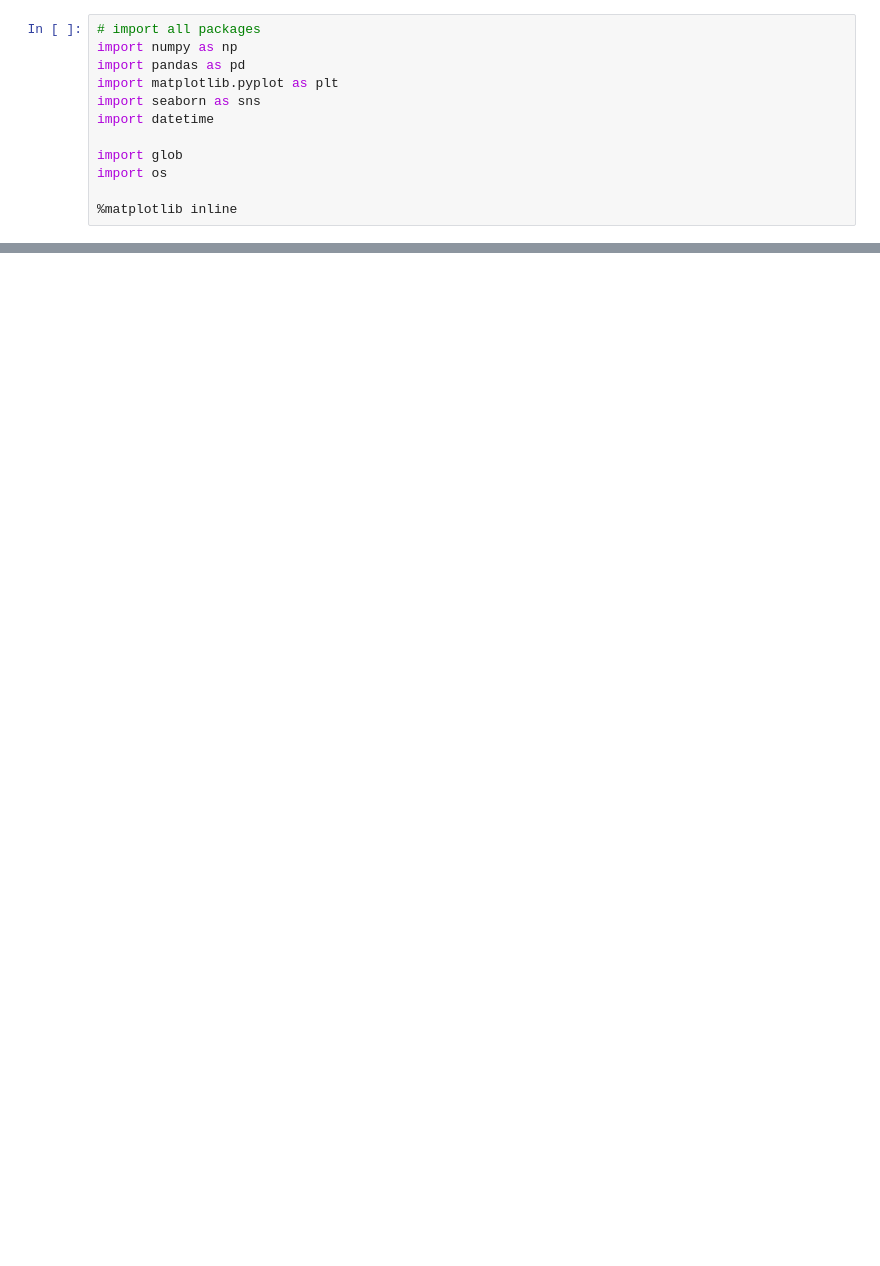
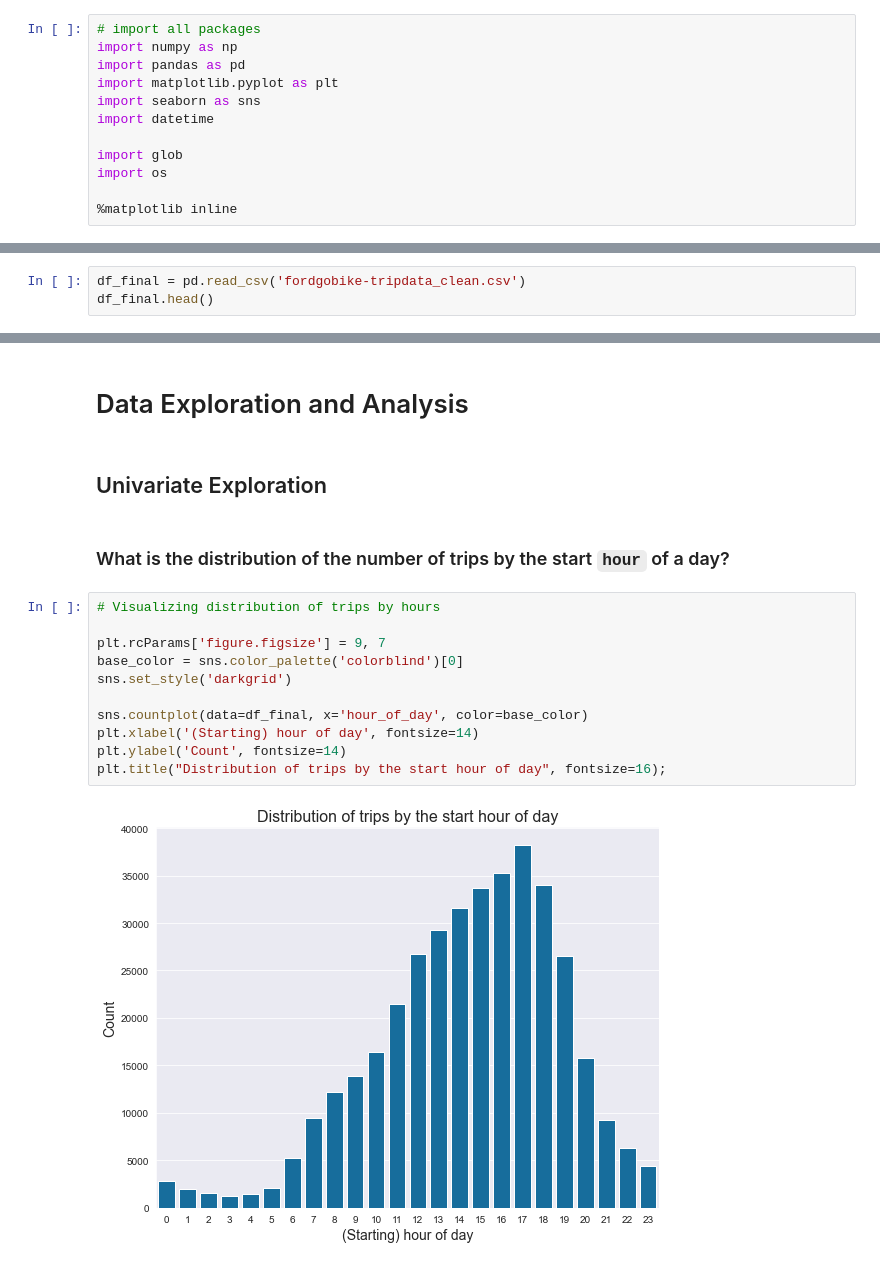
Before and after one commit to karandeepbhardwaj/Exploring-Lyft-s-FordGoBike-Data-from-2020, a Jupyter notebook: Lyft data analysis.ipynb, the cells around one changed output, grey strips where cells are left out. Cells and saved outputs as stored; diff of their text form; blank space fills up the shorter version.

Commit message:
Added code of analysis on the dataset

```diff
--- a/Lyft data analysis.ipynb
+++ b/Lyft data analysis.ipynb
@@ -72,0 +486,3 @@ Index(['ride_id', 'rideable_type', 'started_at', 'ended_at',
+# %%
+df_final = pd.read_csv('fordgobike-tripdata_clean.csv')
+df_final.head()
@@ -72,0 +496,19 @@ Index(['ride_id', 'rideable_type', 'started_at', 'ended_at',
+# %% [markdown]
+# Data Exploration and Analysis
+# %% [markdown]
+## Univariate Exploration
+# %% [markdown]
+### What is the distribution of the number of trips by the start `hour` of a day?
+# %%
+# Visualizing distribution of trips by hours
+
+plt.rcParams['figure.figsize'] = 9, 7
+base_color = sns.color_palette('colorblind')[0]
+sns.set_style('darkgrid')
+
+sns.countplot(data=df_final, x='hour_of_day', color=base_color)
+plt.xlabel('(Starting) hour of day', fontsize=14)
+plt.ylabel('Count', fontsize=14)
+plt.title("Distribution of trips by the start hour of day", fontsize=16);
+# %% [output]
+[figure, added]
```
Also changed, not shown: parts of 110 cells of this notebook, 7 other files.
